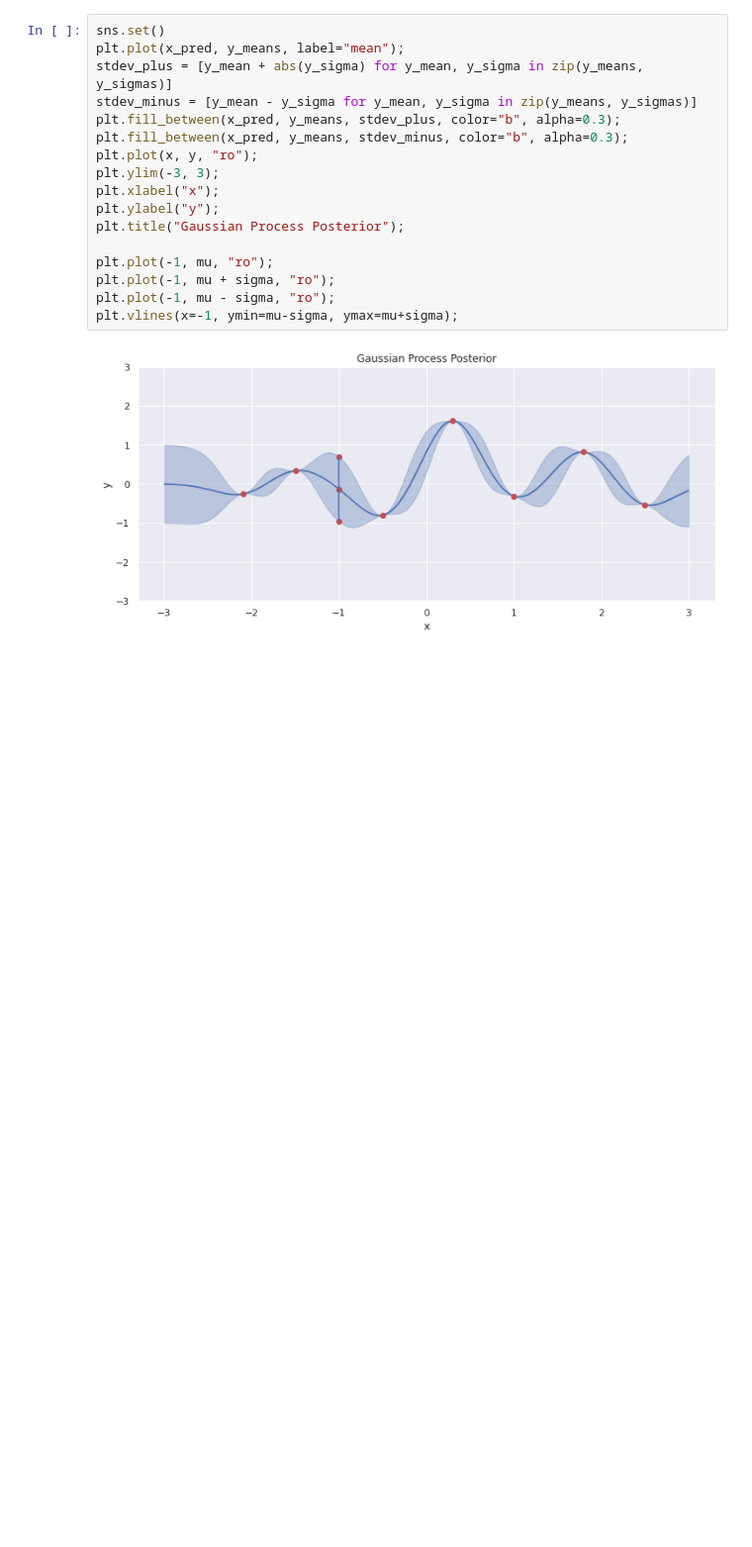
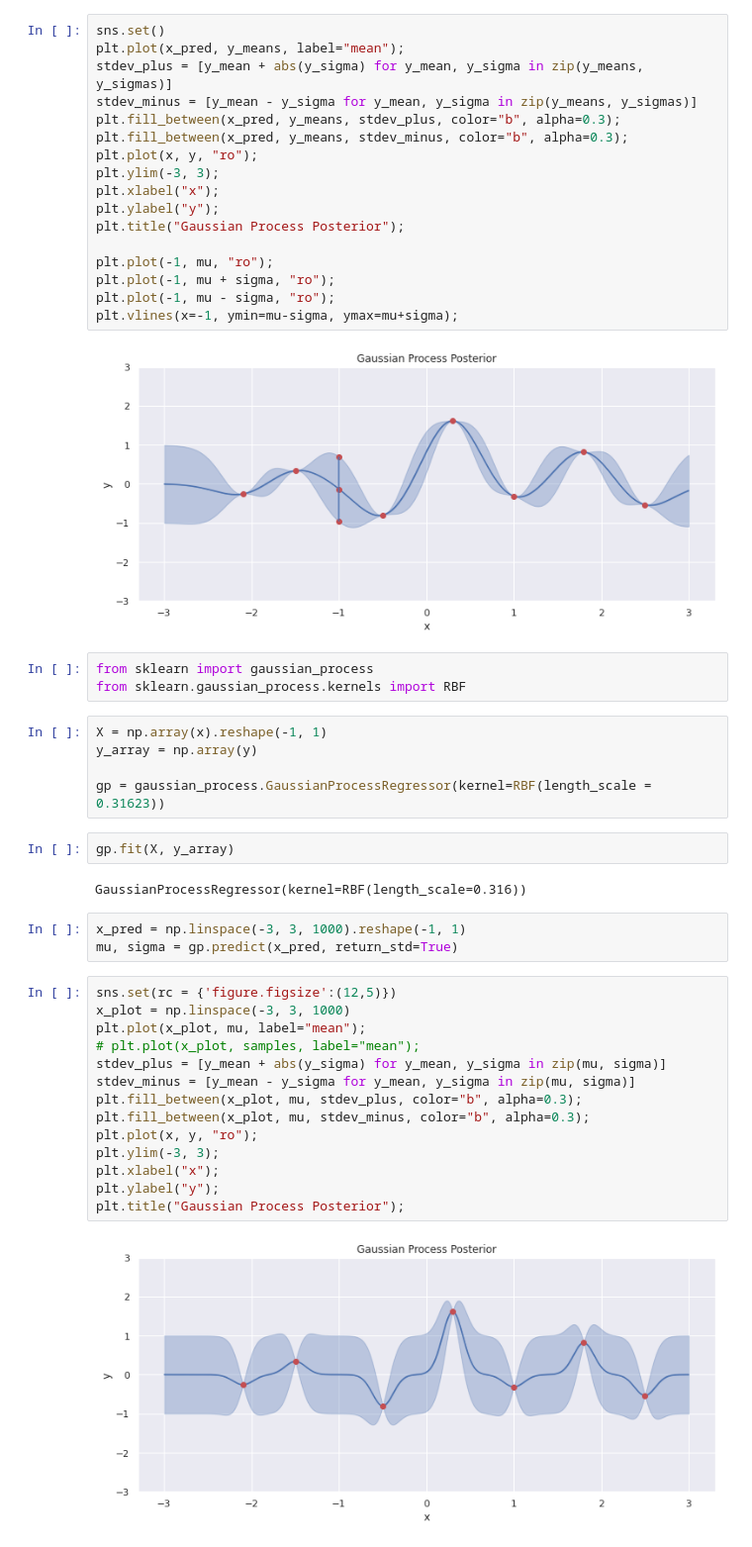
Before and after one commit to lsmattick/BayesOpt, a Jupyter notebook: gaussian_processes.ipynb, the cells around one changed output. Shown at 99% size. Cells and saved outputs as stored; diff of their text form; blank space fills up the shorter version.

```diff
--- a/gaussian_processes.ipynb
+++ b/gaussian_processes.ipynb
@@ -291,3 +293,34 @@ plt.plot(-1, mu - sigma, "ro");
 plt.vlines(x=-1, ymin=mu-sigma, ymax=mu+sigma);
 # %% [output]
 [figure]
+# %%
+from sklearn import gaussian_process
+from sklearn.gaussian_process.kernels import RBF
+# %%
+X = np.array(x).reshape(-1, 1)
+y_array = np.array(y)
+
+gp = gaussian_process.GaussianProcessRegressor(kernel=RBF(length_scale = 0.31623))
+# %%
+gp.fit(X, y_array)
+# %% [output]
+GaussianProcessRegressor(kernel=RBF(length_scale=0.316))
+# %%
+x_pred = np.linspace(-3, 3, 1000).reshape(-1, 1)
+mu, sigma = gp.predict(x_pred, return_std=True)
+# %%
+sns.set(rc = {'figure.figsize':(12,5)})
+x_plot = np.linspace(-3, 3, 1000)
+plt.plot(x_plot, mu, label="mean");
+# plt.plot(x_plot, samples, label="mean");
+stdev_plus = [y_mean + abs(y_sigma) for y_mean, y_sigma in zip(mu, sigma)]
+stdev_minus = [y_mean - y_sigma for y_mean, y_sigma in zip(mu, sigma)]
+plt.fill_between(x_plot, mu, stdev_plus, color="b", alpha=0.3);
+plt.fill_between(x_plot, mu, stdev_minus, color="b", alpha=0.3);
+plt.plot(x, y, "ro");
+plt.ylim(-3, 3);
+plt.xlabel("x");
+plt.ylabel("y");
+plt.title("Gaussian Process Posterior");
+# %% [output]
+[figure, added]
```
Also changed, not shown: parts of 2 cells of this notebook.
